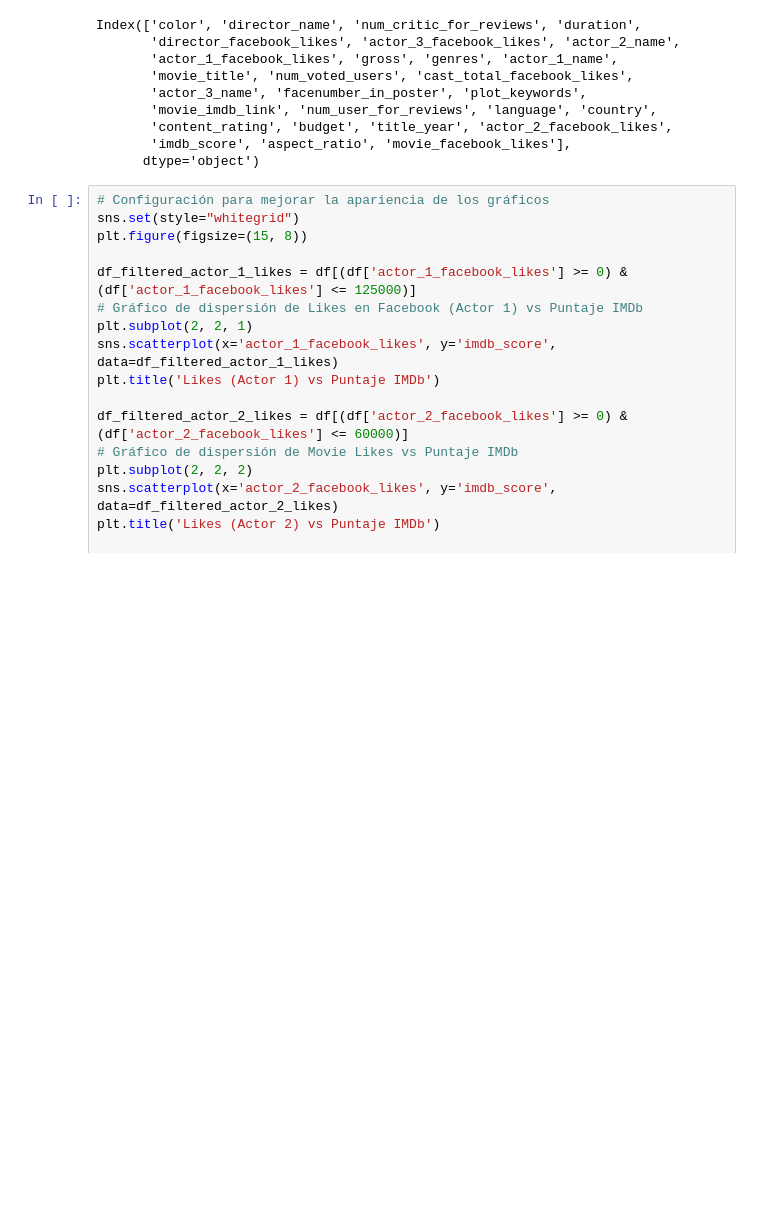
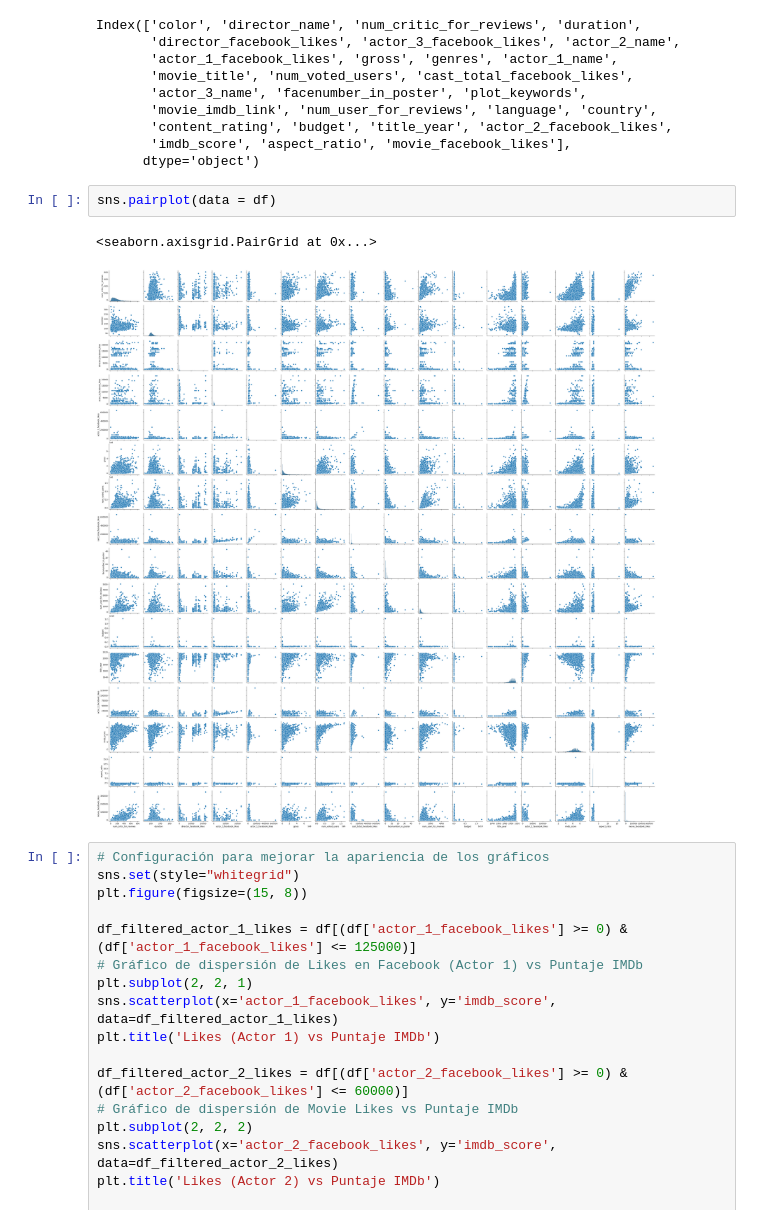
Before and after one commit to 1Pampu/BigData-ML-Proyectos, a Jupyter notebook: Trabajo Final/Trabajo Final.ipynb, the cells around one changed output. Saved outputs shown, nothing was run; the diff lists cells and outputs as text; blank space fills up the shorter version.

```diff
--- a/Trabajo Final/Trabajo Final.ipynb
+++ b/Trabajo Final/Trabajo Final.ipynb
@@ -33,6 +34,11 @@ Index(['color', 'director_name', 'num_critic_for_reviews', 'duration',
        'content_rating', 'budget', 'title_year', 'actor_2_facebook_likes',
        'imdb_score', 'aspect_ratio', 'movie_facebook_likes'],
       dtype='object')
+# %%
+sns.pairplot(data = df)
+# %% [output]
+<seaborn.axisgrid.PairGrid at 0x...>
+[figure, added]
 # %%
 # Configuración para mejorar la apariencia de los gráficos
 sns.set(style="whitegrid")
```
Also changed, not shown: parts of 8 cells of this notebook, 2 other files.
